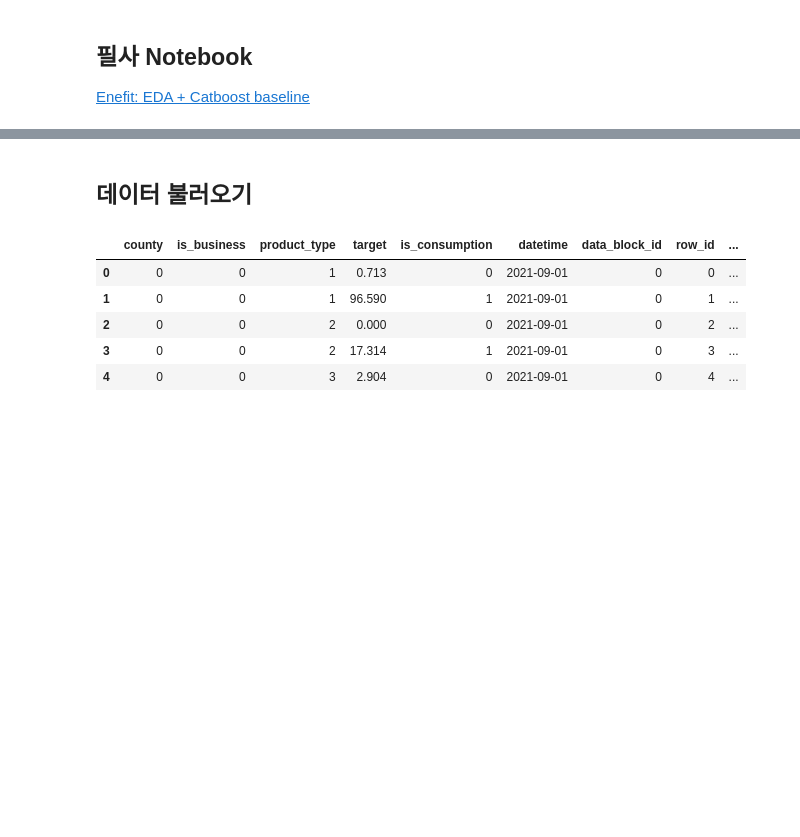
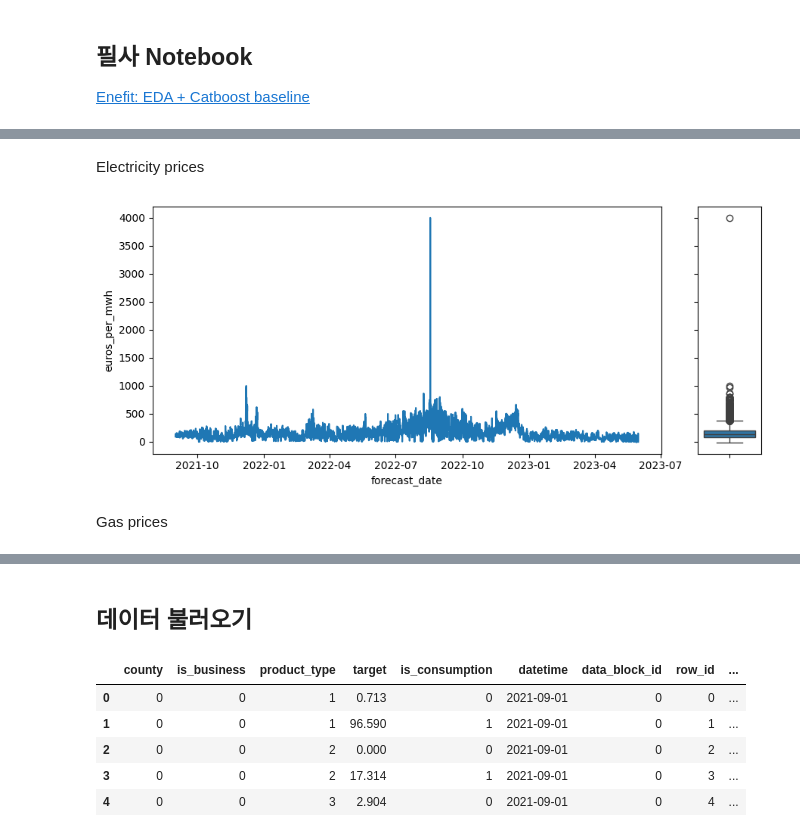
Before and after one commit to clover-minjung/kaggle_copy, a Jupyter notebook: predict_energy_behavior_of_prosumers.ipynb, the cells around one changed output, grey strips where cells are left out. Drawn from its saved outputs; the diff is of its cells as text; code cells hidden in the pictures; blank space fills up the shorter version.

```diff
--- a/predict_energy_behavior_of_prosumers.ipynb
+++ b/predict_energy_behavior_of_prosumers.ipynb
@@ -4,0 +11,24 @@
+# %% [markdown]
+Electricity prices
+# %%
+# 전력 시장의 시간별 도매 가격 데이터셋 불러오기
+electricity_prices = pd.read_csv(data_path / 'electricity_prices.csv')
+
+# datetime으로 변환 후 시간만 문자열로 추출
+electricity_prices['forecast_date'] = pd.to_datetime(electricity_prices['forecast_date'])
+electricity_prices['time'] = electricity_prices['forecast_date'].dt.strftime('%H:%M:%S')
+
+# 데이터 시각화
+fig, axs = plt.subplots(1, 2, figsize=(9, 4), gridspec_kw={'width_ratios': [8, 1]}, sharey=True)
+
+# 왼쪽: 예측 가격이 적용되어야 할 미래 날짜에 따른 전력 가격
+_ = sns.lineplot(electricity_prices, x='forecast_date', y='euros_per_mwh', ax=axs[0])
+
+# 오른쪽: 전력 가격 분포
+_ = sns.boxplot(electricity_prices, y='euros_per_mwh', ax=axs[1])
+
+#_ = axs[1].get_yaxis().set_visible(False)  y축 숨기기
+
+fig.tight_layout()
+# %% [output]
+[figure, added]
@@ -4,0 +60,2 @@
+# %% [markdown]
+Gas prices
```
Also changed, not shown: parts of 46 cells of this notebook.
